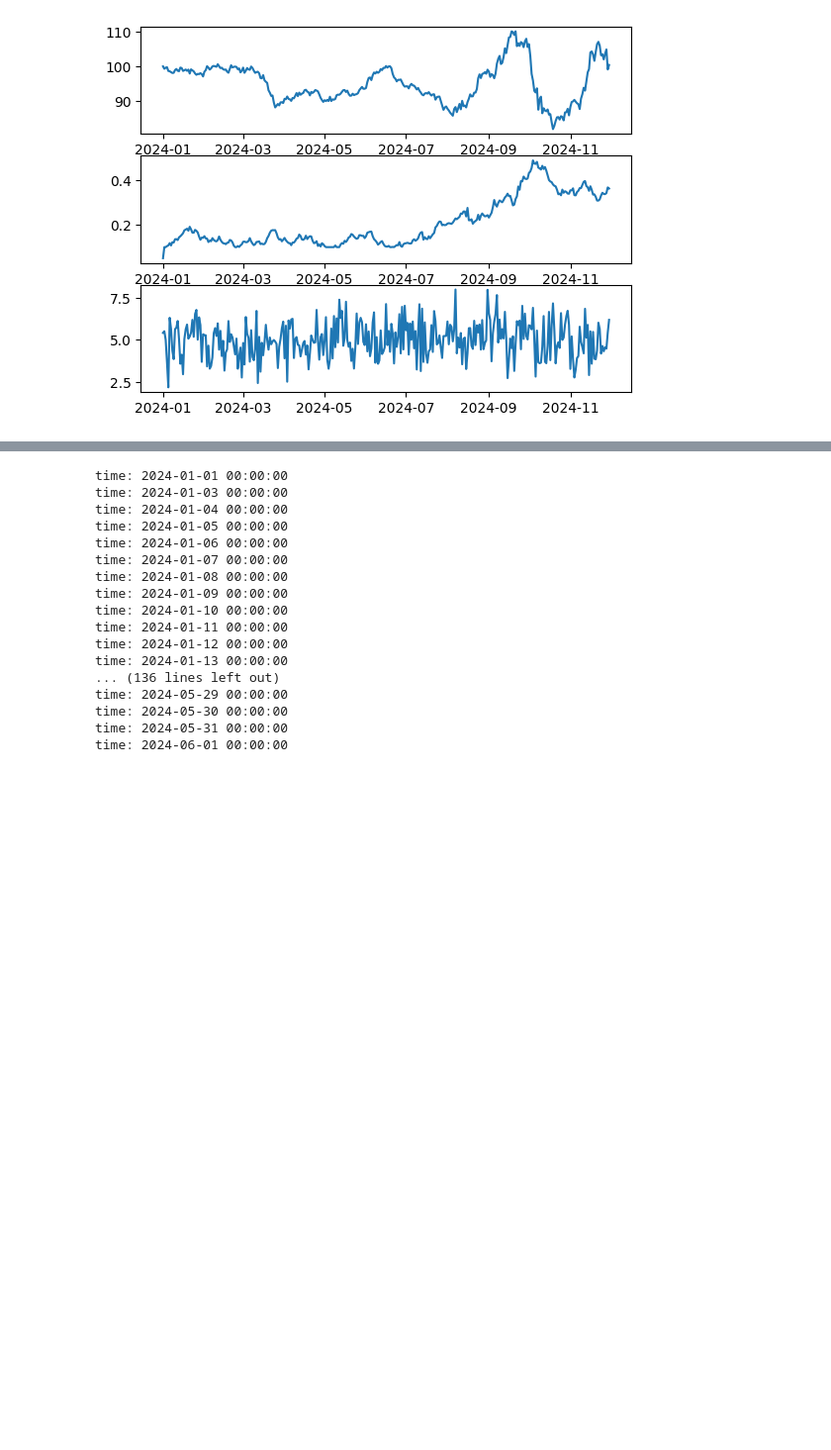
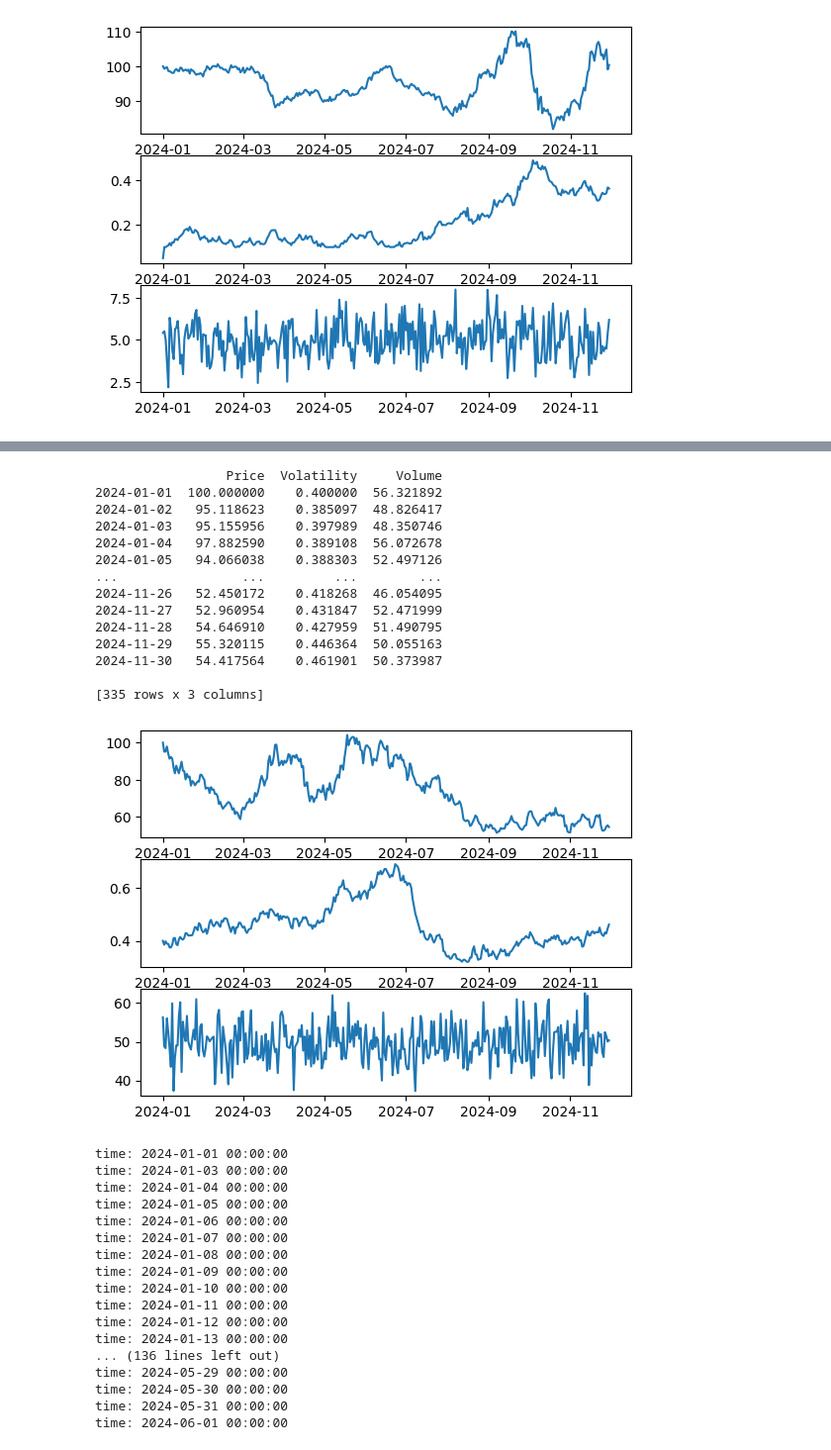
Before and after one commit to tobiasocula/ML-for-finance, a Jupyter notebook: ivSystems/iv_vs_hv.ipynb, the cells around one changed output, grey strips where cells are left out. Shown at 99% size. Cells and saved outputs as stored; diff of their text form; code cells hidden in the pictures; blank space fills up the shorter version.

```diff
--- a/ivSystems/iv_vs_hv.ipynb
+++ b/ivSystems/iv_vs_hv.ipynb
@@ -171,3 +196,59 @@ plt.show()
+# %%
+def heston(S0=100, V0=0.4, mu=0.1/365, kappa=0.1, theta=0.4, xi=0.4, rho=0.5,
+           start_time=datetime(2024, 1, 1), end_time=datetime(2024, 12, 1), dt=1/365, dt_date=timedelta(days=1),
+           r=0.0, volume=True, mu_volume=50, sigma_volume=5):
+    S = [S0]
+    D = [start_time]
+    V = [V0]
+    while start_time + dt_date < end_time:
+        dw_v = np.sqrt(dt)*(rho*np.random.normal()+np.sqrt(1-rho**2)*np.random.normal())
+        dw_s = np.sqrt(dt)*np.random.normal()
+        sigma = V[-1]+kappa*(theta-V[-1])*dt+xi*np.sqrt(V[-1])*dw_v
+        V.append(sigma)
+        s = S[-1]*np.exp(r-0.5*V[-1]*dt+np.sqrt(V[-1])*dw_s)
+        S.append(s)
+        start_time += dt_date
+        D.append(start_time)
+
+    if volume:
+
+        return pd.DataFrame({
+            "Price": S,
+            "Volatility": V,
+            "Volume": np.random.normal(mu_volume, sigma_volume, len(S))
+        }, index=D)
+
+    return pd.DataFrame({
+        "Price": S,
+        "Volatility": V
+    }, index=D)
+# %%
+data = heston()
+
+print(data)
+
+fig, (ax0, ax1, ax2) = plt.subplots(3)
+ax0.plot(data.index, data["Price"])
+ax1.plot(data.index, data["Volatility"])
+ax2.plot(data.index, data["Volume"])
+
+plt.show()
+# %% [output]
+                 Price  Volatility     Volume
+2024-01-01  100.000000    0.400000  56.321892
+2024-01-02   95.118623    0.385097  48.826417
+2024-01-03   95.155956    0.397989  48.350746
+2024-01-04   97.882590    0.389108  56.072678
+2024-01-05   94.066038    0.388303  52.497126
+...                ...         ...        ...
+2024-11-26   52.450172    0.418268  46.054095
+2024-11-27   52.960954    0.431847  52.471999
+2024-11-28   54.646910    0.427959  51.490795
+2024-11-29   55.320115    0.446364  50.055163
+2024-11-30   54.417564    0.461901  50.373987
+
+[335 rows x 3 columns]
+[figure, added]
 # %%
 
 def option_data_sim(
```
Also changed, not shown: parts of 5 cells of this notebook.
